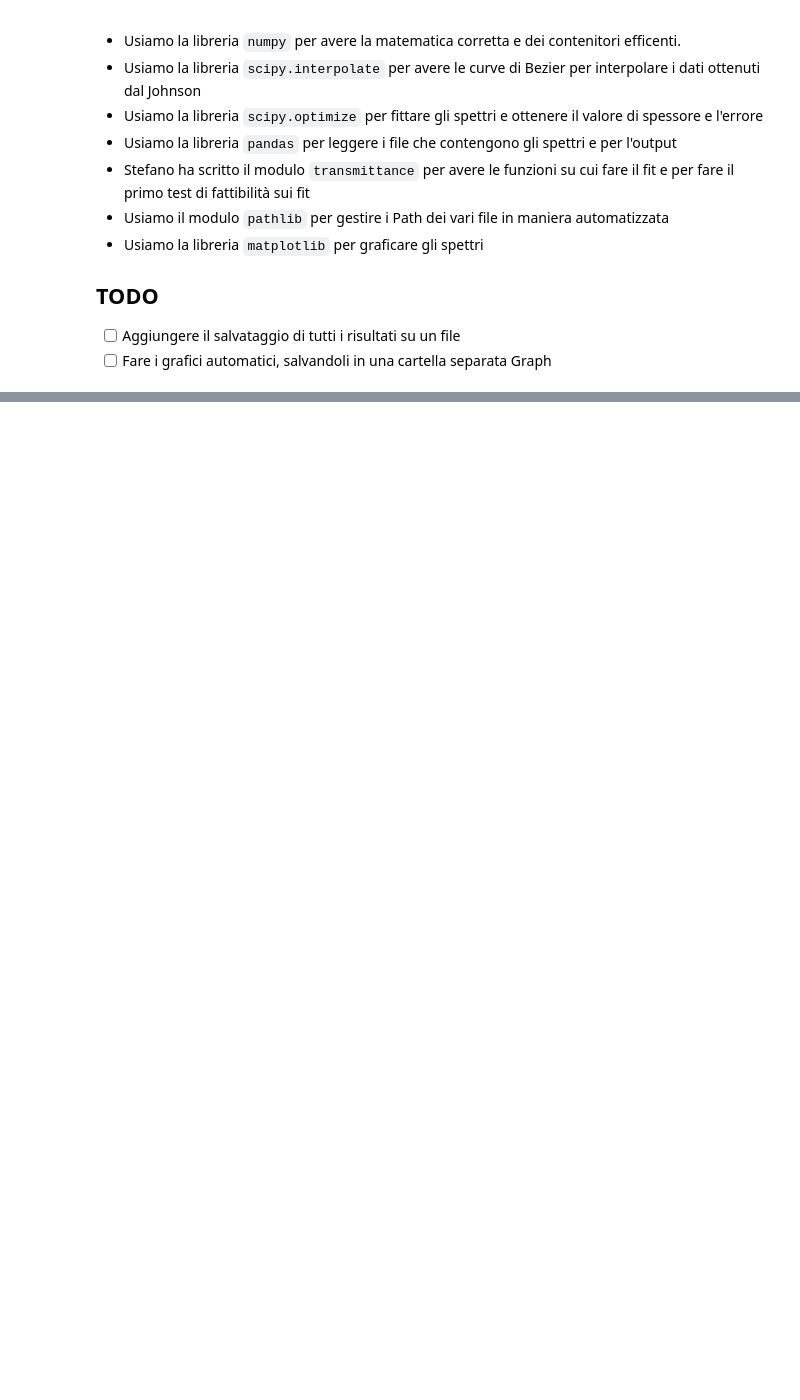
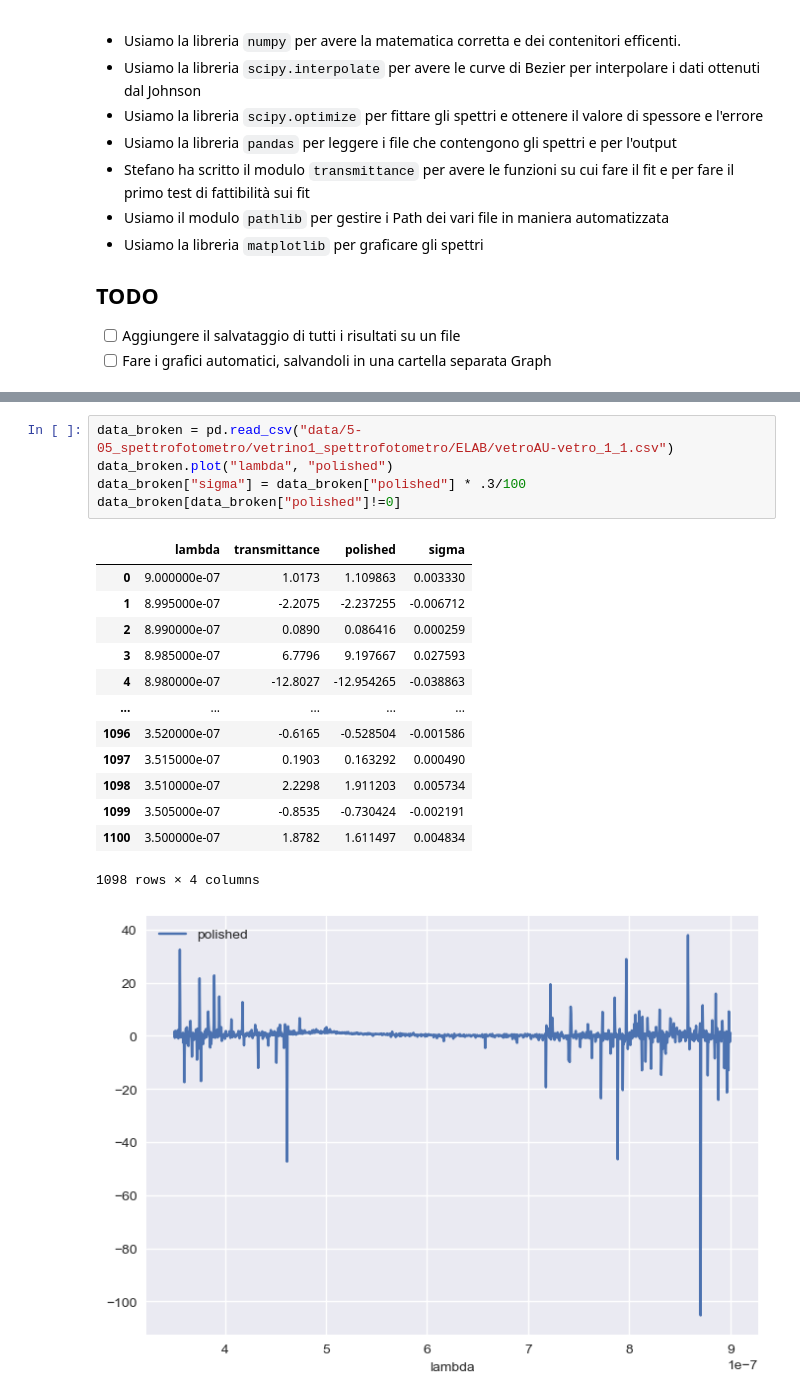
Before and after one commit to RandDouble/lab_mat, a Jupyter notebook: Spettrofotometro_Trans.ipynb, the cells around one changed output, grey strips where cells are left out. Cells and saved outputs as stored; diff of their text form; blank space fills up the shorter version.

```diff
--- a/Spettrofotometro_Trans.ipynb
+++ b/Spettrofotometro_Trans.ipynb
@@ -118,0 +155,20 @@ data/12-05_spettrofotometro/ELAB/AU-Vetro_5-cm_IV_1.csv
+# %%
+data_broken = pd.read_csv("data/5-05_spettrofotometro/vetrino1_spettrofotometro/ELAB/vetroAU-vetro_1_1.csv")
+data_broken.plot("lambda", "polished")
+data_broken["sigma"] = data_broken["polished"] * .3/100
+data_broken[data_broken["polished"]!=0]
+# %% [output]
+|  | lambda | transmittance | polished | sigma |
+| 0 | 9.000000e-07 | 1.0173 | 1.109863 | 0.003330 |
+| 1 | 8.995000e-07 | -2.2075 | -2.237255 | -0.006712 |
+| 2 | 8.990000e-07 | 0.0890 | 0.086416 | 0.000259 |
+| 3 | 8.985000e-07 | 6.7796 | 9.197667 | 0.027593 |
+| 4 | 8.980000e-07 | -12.8027 | -12.954265 | -0.038863 |
+| ... | ... | ... | ... | ... |
+| 1096 | 3.520000e-07 | -0.6165 | -0.528504 | -0.001586 |
+| 1097 | 3.515000e-07 | 0.1903 | 0.163292 | 0.000490 |
+| 1098 | 3.510000e-07 | 2.2298 | 1.911203 | 0.005734 |
+| 1099 | 3.505000e-07 | -0.8535 | -0.730424 | -0.002191 |
+| 1100 | 3.500000e-07 | 1.8782 | 1.611497 | 0.004834 |
+1098 rows × 4 columns
+[figure, added]
```
Also changed, not shown: parts of 2 cells of this notebook, 3 other files.
